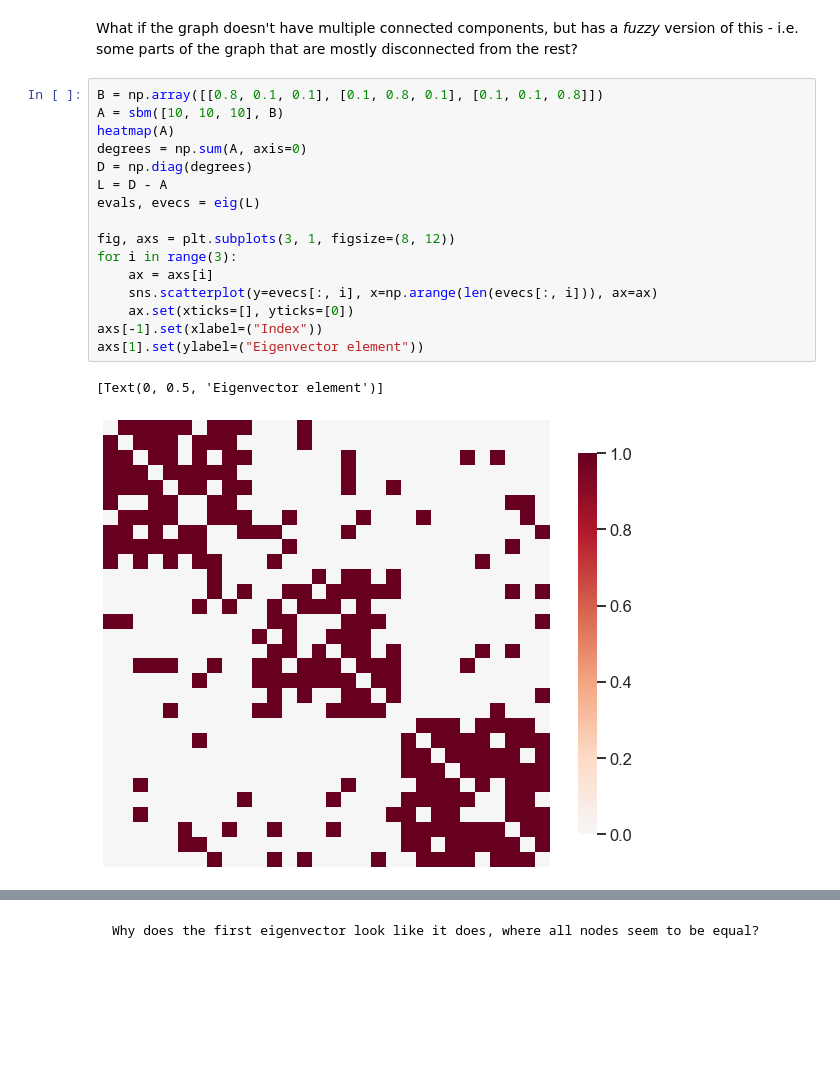
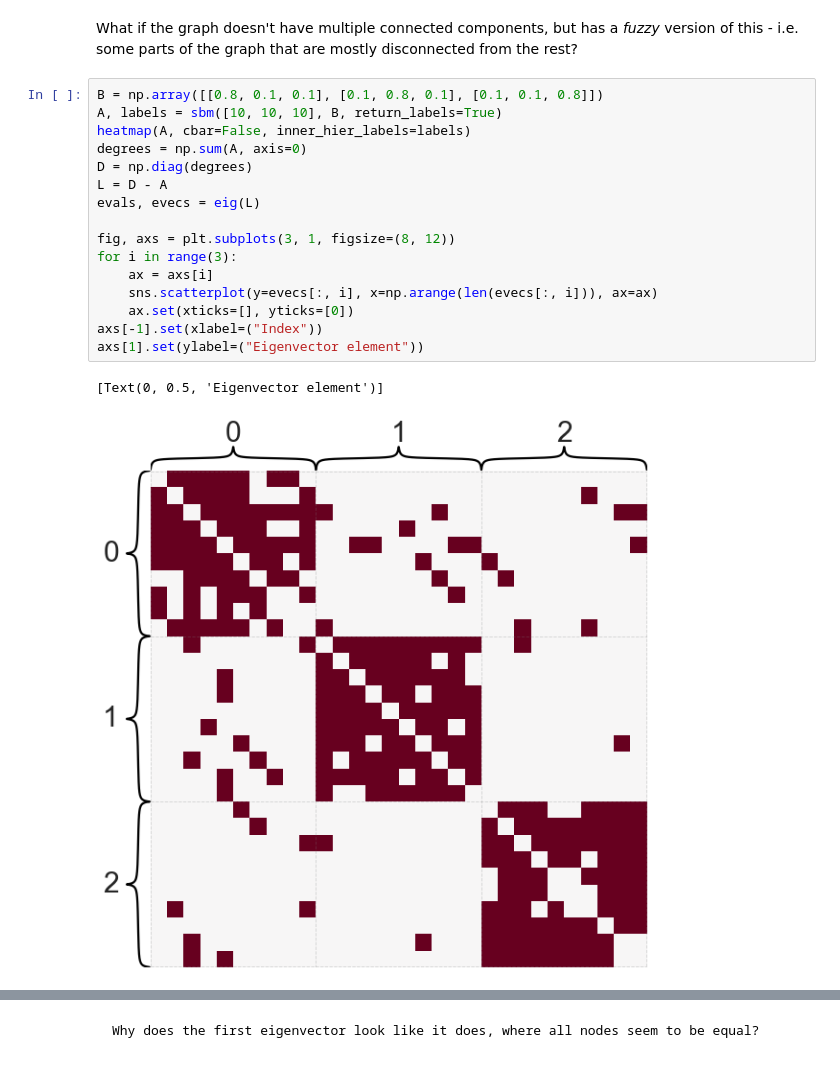
Before and after one commit to bdpedigo/networks-course, a Jupyter notebook: docs/embedding.ipynb, the cells around one changed output, grey strips where cells are left out. Cells and saved outputs as stored; diff of their text form; blank space fills up the shorter version.

```diff
--- a/docs/embedding.ipynb
+++ b/docs/embedding.ipynb
@@ -329,20 +329,20 @@ What if the graph doesn't have multiple connected components, but has a *fuzzy*
 of this - i.e. some parts of the graph that are mostly disconnected from the rest?
 # %%
 B = np.array([[0.8, 0.1, 0.1], [0.1, 0.8, 0.1], [0.1, 0.1, 0.8]])
-A = sbm([10, 10, 10], B)
-heatmap(A)
+A, labels = sbm([10, 10, 10], B, return_labels=True)
+heatmap(A, cbar=False, inner_hier_labels=labels)
 degrees = np.sum(A, axis=0)
 D = np.diag(degrees)
 L = D - A
 evals, evecs = eig(L)
 
 fig, axs = plt.subplots(3, 1, figsize=(8, 12))
 for i in range(3):
     ax = axs[i]
     sns.scatterplot(y=evecs[:, i], x=np.arange(len(evecs[:, i])), ax=ax)
     ax.set(xticks=[], yticks=[0])
 axs[-1].set(xlabel=("Index"))
 axs[1].set(ylabel=("Eigenvector element"))
 # %% [output]
 [Text(0, 0.5, 'Eigenvector element')]
-[figure, old version]
+[figure, new version]
```
Also changed, not shown: parts of 2 cells of this notebook, 1 other file.
